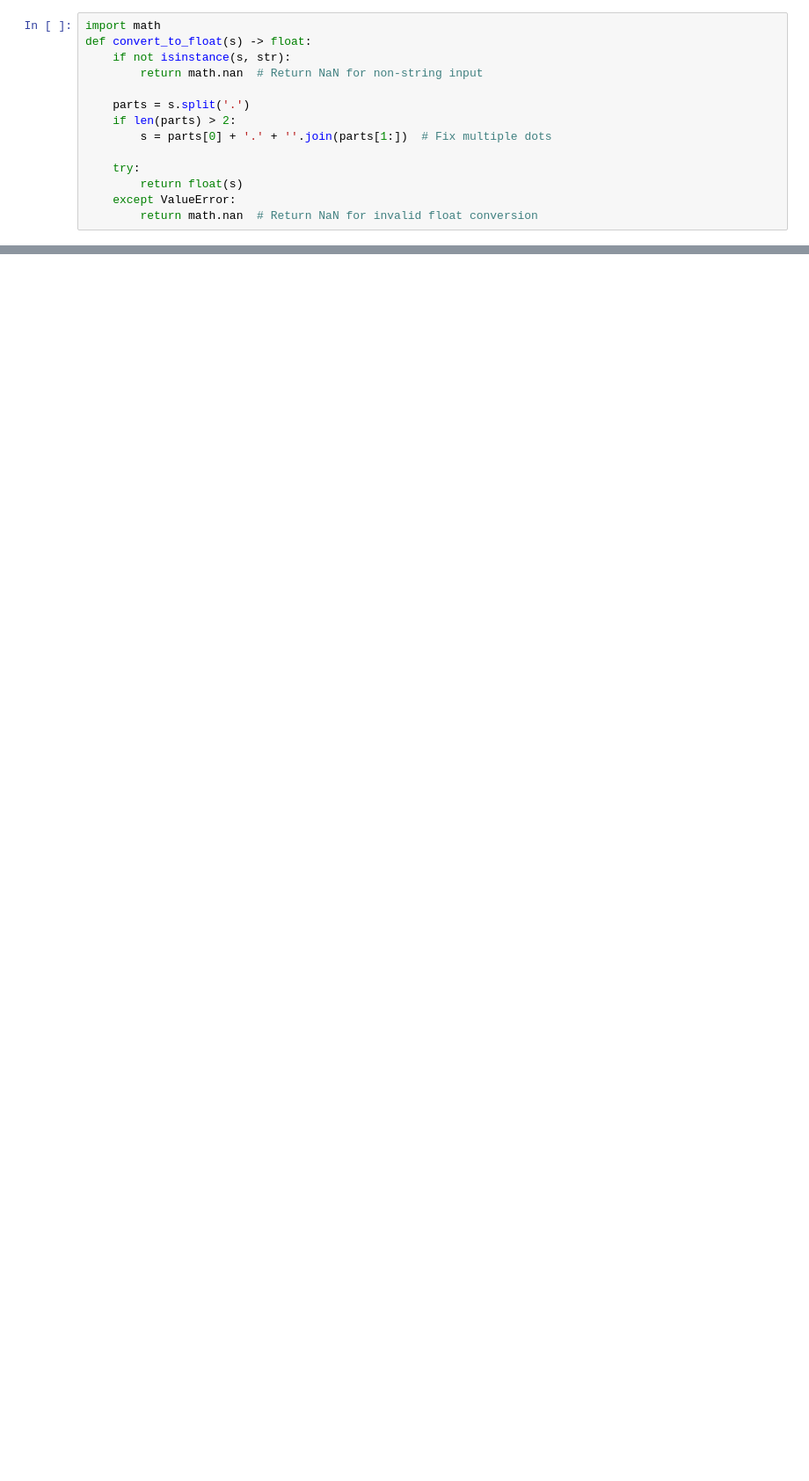
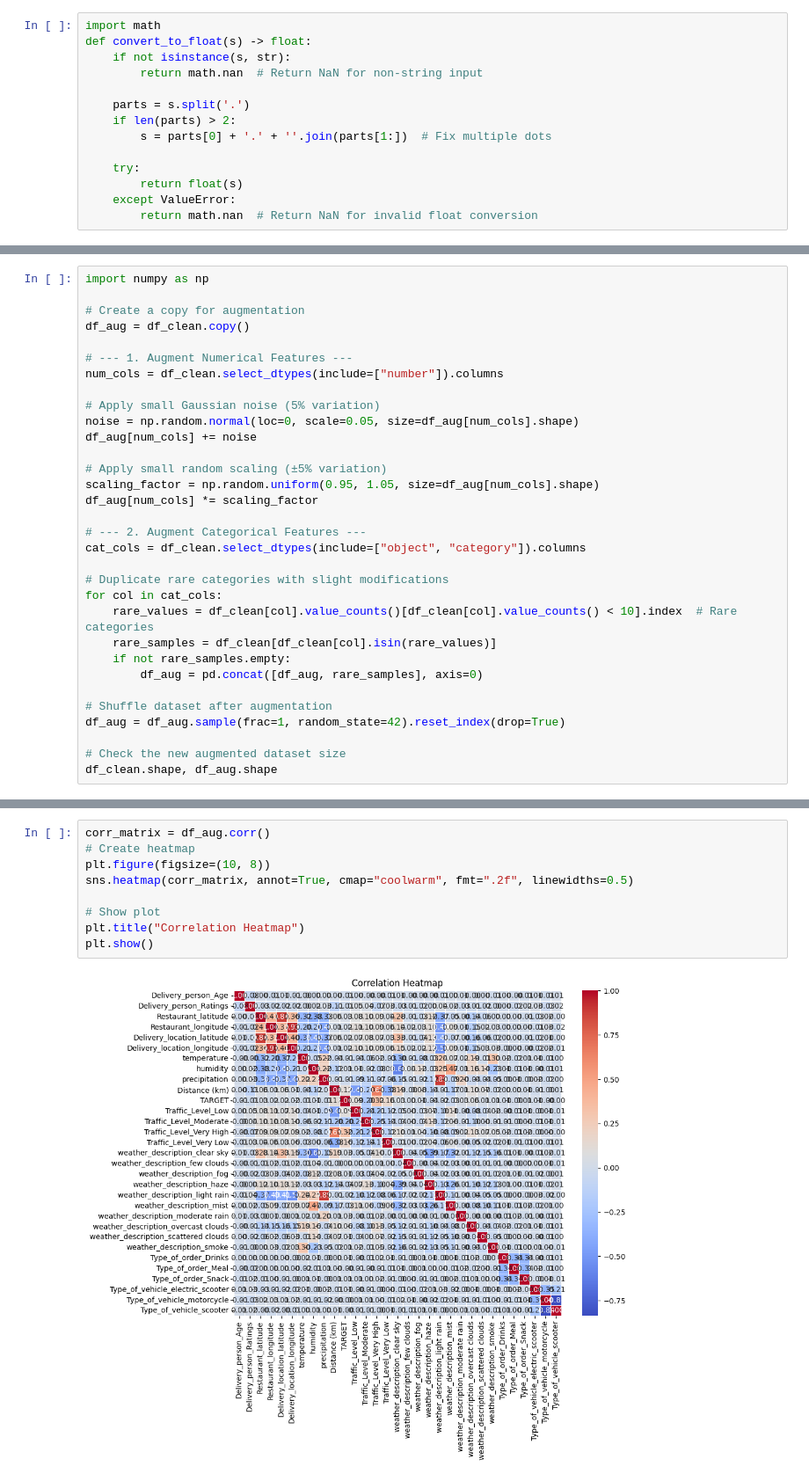
Before and after one commit to vwicky/ds-playground, a Jupyter notebook: chatgpt_cleaner.ipynb, the cells around one changed output, grey strips where cells are left out. Shown at 88% size. Cells and saved outputs as stored; diff of their text form; blank space fills up the shorter version.

```diff
--- a/chatgpt_cleaner.ipynb
+++ b/chatgpt_cleaner.ipynb
@@ -95,0 +112,32 @@ TypeError: could not convert string to float: '3.816.666.667'
+# %%
+import numpy as np
+
+# Create a copy for augmentation
+df_aug = df_clean.copy()
+
+# --- 1. Augment Numerical Features ---
+num_cols = df_clean.select_dtypes(include=["number"]).columns
+
+# Apply small Gaussian noise (5% variation)
+noise = np.random.normal(loc=0, scale=0.05, size=df_aug[num_cols].shape)
+df_aug[num_cols] += noise
+
+# Apply small random scaling (±5% variation)
+scaling_factor = np.random.uniform(0.95, 1.05, size=df_aug[num_cols].shape)
+df_aug[num_cols] *= scaling_factor
+
+# --- 2. Augment Categorical Features ---
+cat_cols = df_clean.select_dtypes(include=["object", "category"]).columns
+
+# Duplicate rare categories with slight modifications
+for col in cat_cols:
+    rare_values = df_clean[col].value_counts()[df_clean[col].value_counts() < 10].index  # Rare categories
+    rare_samples = df_clean[df_clean[col].isin(rare_values)]
+    if not rare_samples.empty:
+        df_aug = pd.concat([df_aug, rare_samples], axis=0)
+
+# Shuffle dataset after augmentation
+df_aug = df_aug.sample(frac=1, random_state=42).reset_index(drop=True)
+
+# Check the new augmented dataset size
+df_clean.shape, df_aug.shape
@@ -103,0 +343,11 @@ memory usage: 189.2 MB
+# %%
+corr_matrix = df_aug.corr()
+# Create heatmap
+plt.figure(figsize=(10, 8))
+sns.heatmap(corr_matrix, annot=True, cmap="coolwarm", fmt=".2f", linewidths=0.5)
+
+# Show plot
+plt.title("Correlation Heatmap")
+plt.show()
+# %% [output]
+[figure, added]
```
Also changed, not shown: parts of 20 cells of this notebook, 1 other file.
